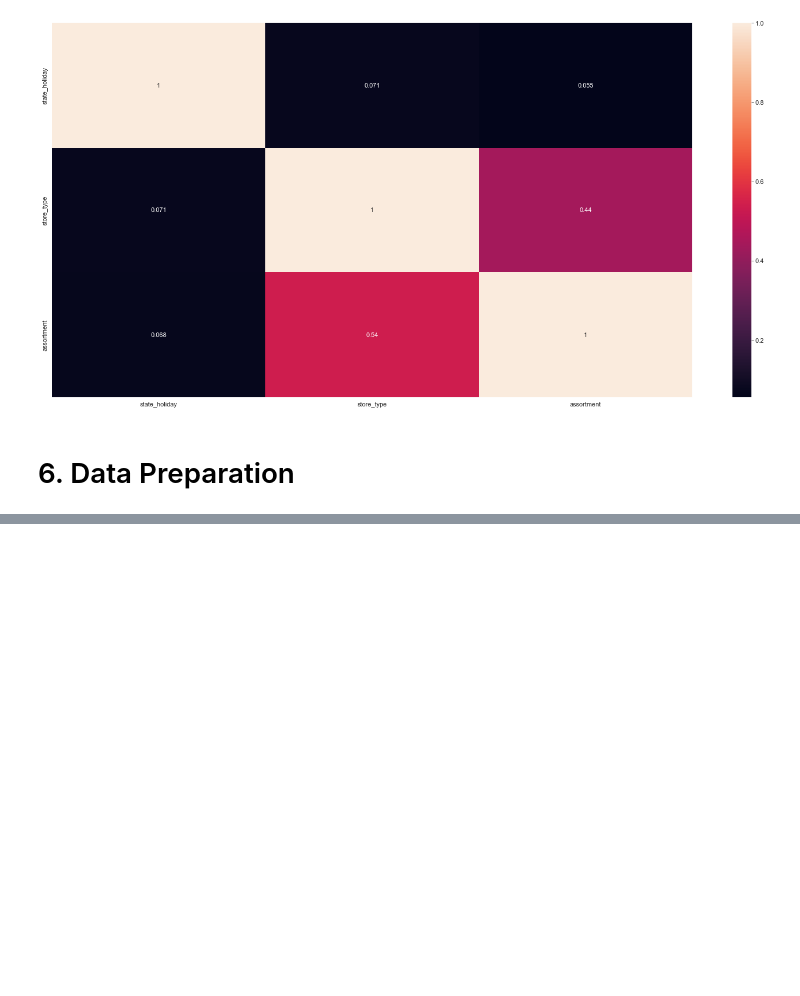
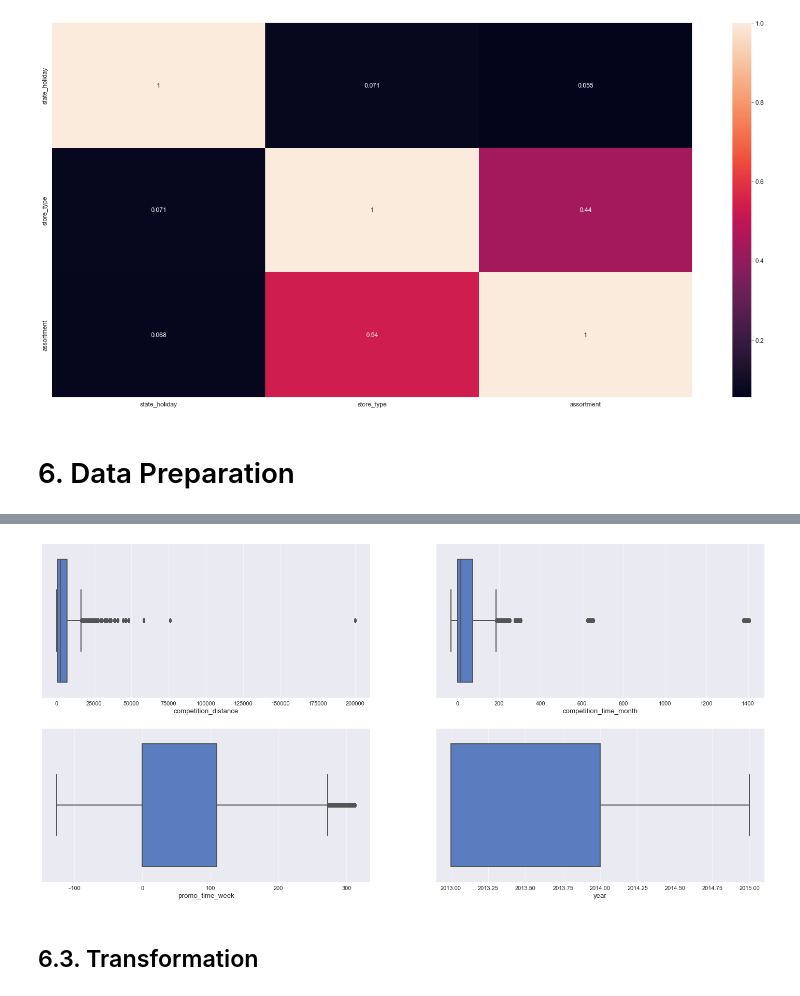
Before and after one commit to Gutscs/Rossmann-Forecasting-Sales, a Jupyter notebook: RossmanSales.ipynb, the cells around one changed output, grey strips where cells are left out. Saved outputs shown, nothing was run; the diff lists cells and outputs as text; code cells hidden in the pictures; blank space fills up the shorter version.

```diff
--- a/RossmanSales.ipynb
+++ b/RossmanSales.ipynb
@@ -957,0 +966,2 @@ sns.heatmap( df_corr, annot = True );
+# %%
+df5 = df4.copy()
@@ -957,0 +988,15 @@ sns.heatmap( df_corr, annot = True );
+# %%
+# boxplots for the numerical features
+plt.subplot(2,2,1)
+sns.boxplot( df5['competition_distance'] );
+
+plt.subplot(2,2,2)
+sns.boxplot( df5['competition_time_month'] );
+
+plt.subplot(2,2,3)
+sns.boxplot( df5['promo_time_week'] );
+
+plt.subplot(2,2,4)
+sns.boxplot( df5['year'] );
+# %% [output]
+[figure, added]
@@ -957,0 +1018,2 @@ sns.heatmap( df_corr, annot = True );
+# %% [markdown]
+## 6.3. Transformation
```
Also changed, not shown: parts of 12 cells of this notebook.
